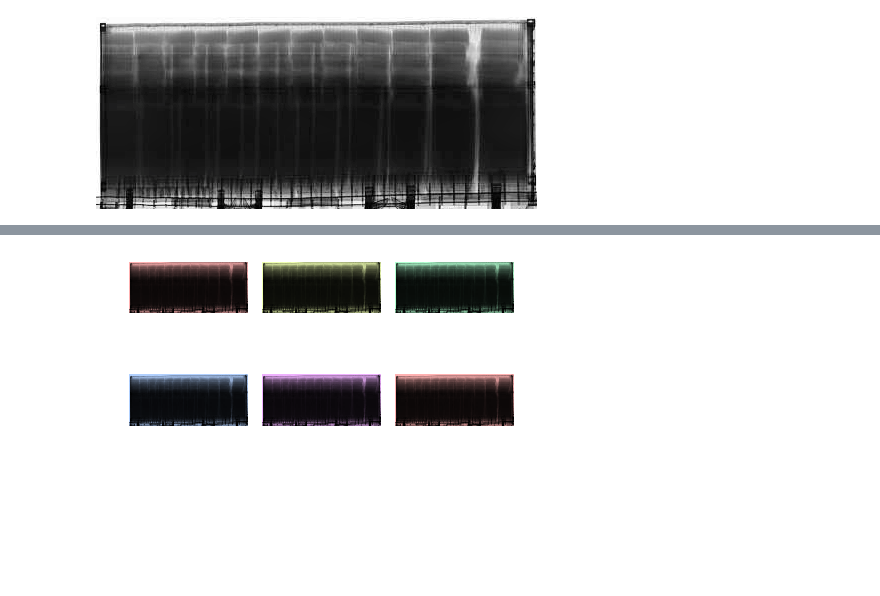
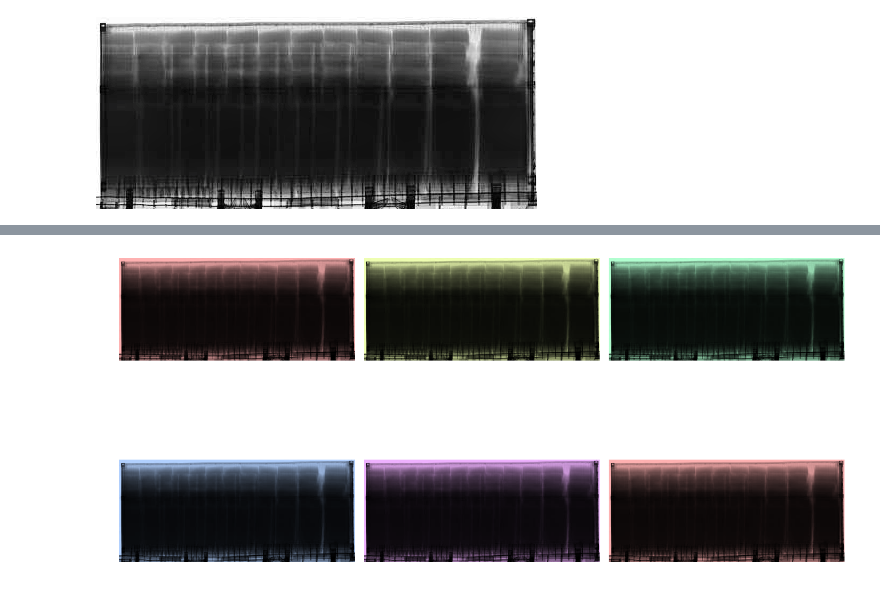
Before and after one commit to IvanBrasilico/padma, a Jupyter notebook: padma/gym/ImageUtils/ImageProcessingTests.ipynb, the cells around one changed output, grey strips where cells are left out. Cells and saved outputs as stored; diff of their text form; code cells hidden in the pictures; blank space fills up the shorter version.

Commit message:
Reorganizando notebooks e criando notebooks de imagens + deps

```diff
--- a/padma/gym/ImageUtils/ImageProcessingTests.ipynb
+++ b/padma/gym/ImageUtils/ImageProcessingTests.ipynb
@@ -211,3 +211,14 @@ def colorize(image, hue, saturation=1):
     hsv[:, :, 1] = saturation
     hsv[:, :, 0] = hue
     return color.hsv2rgb(hsv)
+# %%
+hue_rotations = np.linspace(0, 1, 6)
+
+fig, axes = plt.subplots(nrows=2, ncols=3, sharex=True, sharey=True, figsize=(15, 10))
+
+for ax, hue in zip(axes.flat, hue_rotations):
+    # Turn down the saturation to give it that vintage look.
+    tinted_image = colorize(eq_image, hue, saturation=1)
+    ax.imshow(tinted_image, vmin=0.1, vmax=0.9)
+    ax.set_axis_off()
+fig.tight_layout()
@@ -214,13 +227,13 @@ def colorize(image, hue, saturation=1):
 # %%
 hue_rotations = np.linspace(0, 1, 6)
 
-fig, axes = plt.subplots(nrows=2, ncols=3, sharex=True, sharey=True)
+fig, axes = plt.subplots(nrows=2, ncols=3, sharex=True, sharey=True, figsize=(15, 10))
 
 for ax, hue in zip(axes.flat, hue_rotations):
     # Turn down the saturation to give it that vintage look.
     tinted_image = colorize(pil_image, hue, saturation=0.3)
     ax.imshow(tinted_image, vmin=0, vmax=1)
     ax.set_axis_off()
 fig.tight_layout()
 # %% [output]
-[figure, old version]
+[figure, new version]
```
Also changed, not shown: parts of 1 cell of this notebook, 1 other file.
